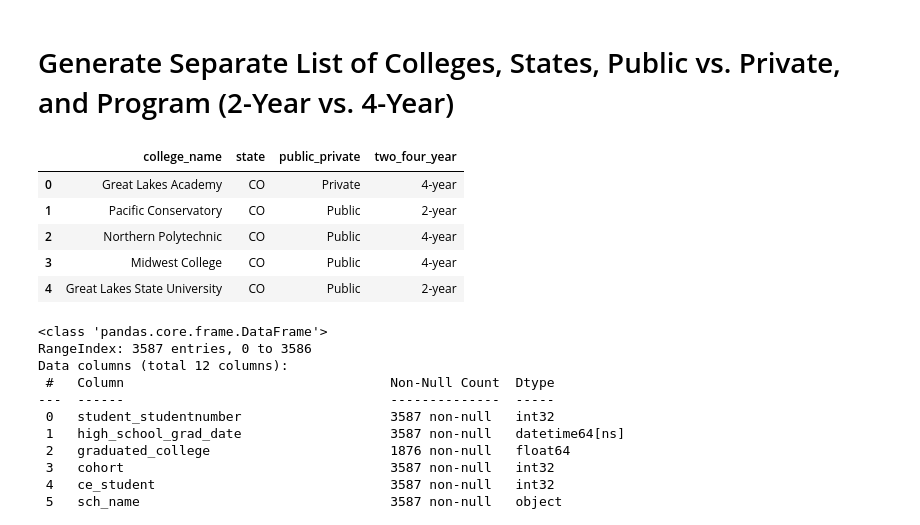
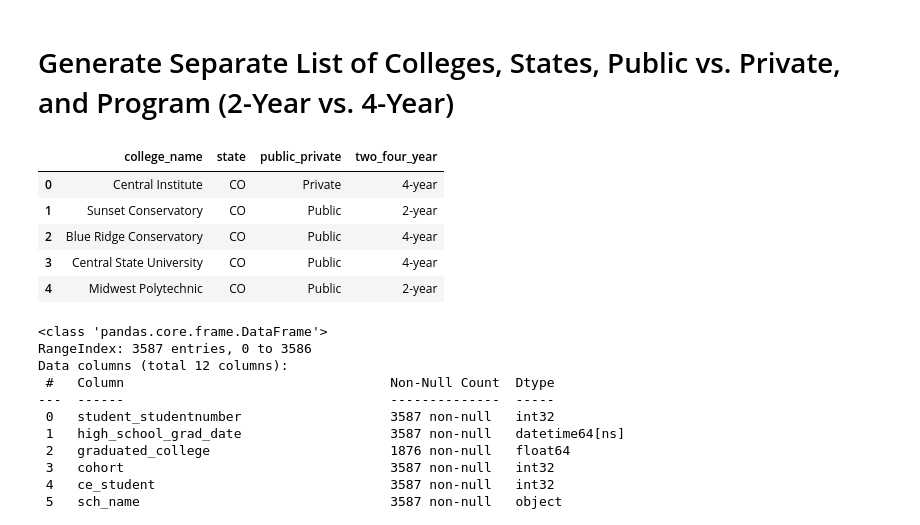
Before and after one commit to stillnessinnumbers/concurrent_enrollment, a Jupyter notebook: generate_synthetic_data.ipynb, the cells around one changed output. Saved outputs shown, nothing was run; the diff lists cells and outputs as text; code cells hidden in the pictures.

```diff
--- a/generate_synthetic_data.ipynb
+++ b/generate_synthetic_data.ipynb
@@ -314,45 +306,39 @@ None
 # %% [markdown]
 # Generate Separate List of Colleges, States, Public vs. Private, and Program (2-Year vs. 4-Year)
 # %%
-# Set seed for reproducibility
-np.random.seed(42)
-
-# Number of records
-num_records = 3587
-
 # Generate 20 unique fake college names
 prefixes = ["Western", "Northern", "Southern", "Eastern", "Central", "Great Lakes",
             "Rocky Mountain", "Pacific", "Midwest", "Lakeshore", "Blue Ridge", "Sunset"]
 suffixes = ["University", "College", "Institute", "Academy", "State University",
             "Polytechnic", "Technology Institute", "Conservatory"]
 
 fake_colleges = list(set(f"{random.choice(prefixes)} {random.choice(suffixes)}" for _ in range(20)))
 
 # Define states and their corresponding frequencies
 states = ["CO", "AZ", "KS", "TX", "CA", "FL", "NM", "MD", "IA", "IL", "VA"]
 state_probs = [1578, 28, 25, 25, 23, 21, 16, 14, 12, 9, 8]
 
 # Normalize probabilities to sum to 1
 state_probs = np.array(state_probs) / sum(state_probs)
 
 # Randomly assign attributes to each college
 college_data = []
 for college in fake_colleges:
     state = np.random.choice(states, p=state_probs)
     public_private = np.random.choice(["Public", "Private"], p=[0.9, 0.1])  # 90% public, 10% private
     two_four_year = np.random.choice(["2-year", "4-year"], p=[0.55, 0.45])  # Approximate real-world distribution
     college_data.append([college, state, public_private, two_four_year])
 
 # Convert to DataFrame
 college_df = pd.DataFrame(college_data, columns=["college_name", "state", "public_private", "two_four_year"])
 college_df.head()
 # %% [output]
 |  | college_name | state | public_private | two_four_year |
-| 0 | Great Lakes Academy | CO | Private | 4-year |
-| 1 | Pacific Conservatory | CO | Public | 2-year |
-| 2 | Northern Polytechnic | CO | Public | 4-year |
-| 3 | Midwest College | CO | Public | 4-year |
-| 4 | Great Lakes State University | CO | Public | 2-year |
+| 0 | Central Institute | CO | Private | 4-year |
+| 1 | Sunset Conservatory | CO | Public | 2-year |
+| 2 | Blue Ridge Conservatory | CO | Public | 4-year |
+| 3 | Central State University | CO | Public | 4-year |
+| 4 | Midwest Polytechnic | CO | Public | 2-year |
 # %%
 # Define year range
 years = np.arange(2015, 2025)  # Covers 2015-2024
```
Also changed, not shown: parts of 8 cells of this notebook.
